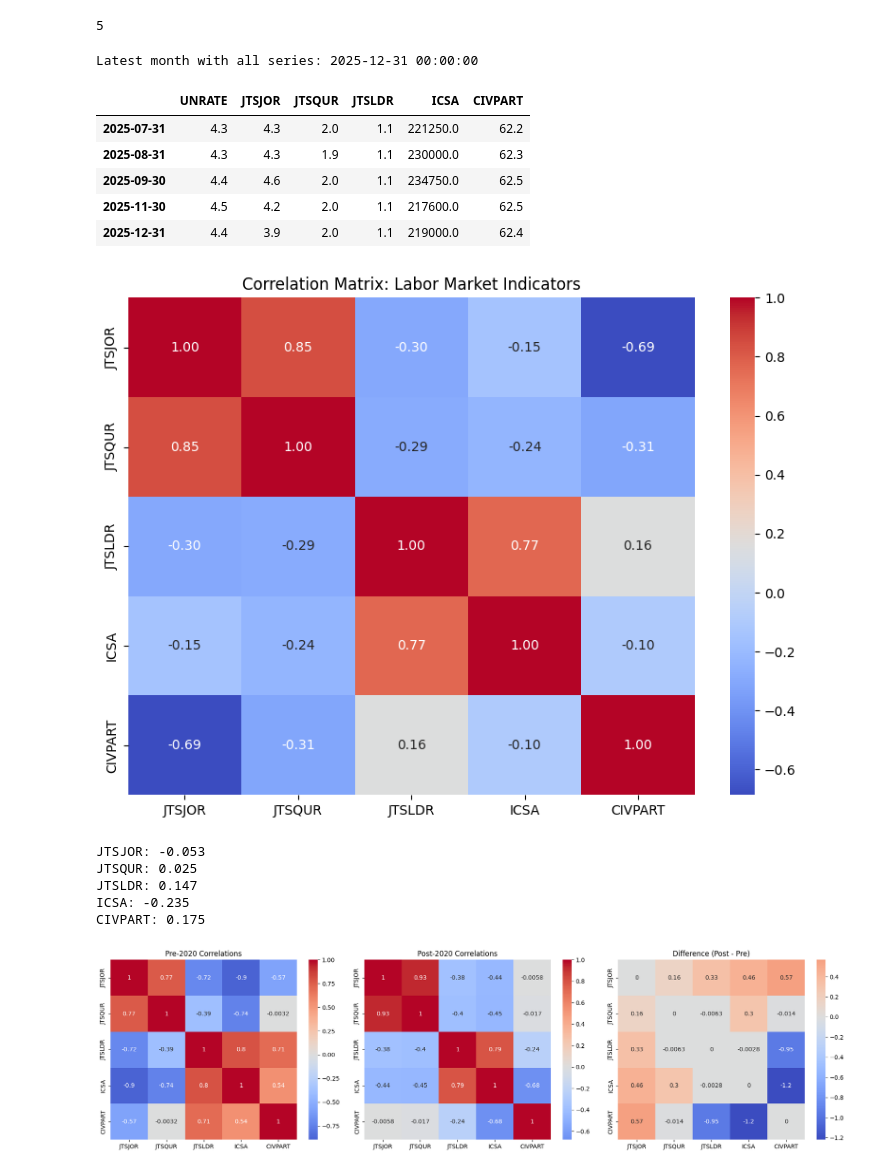
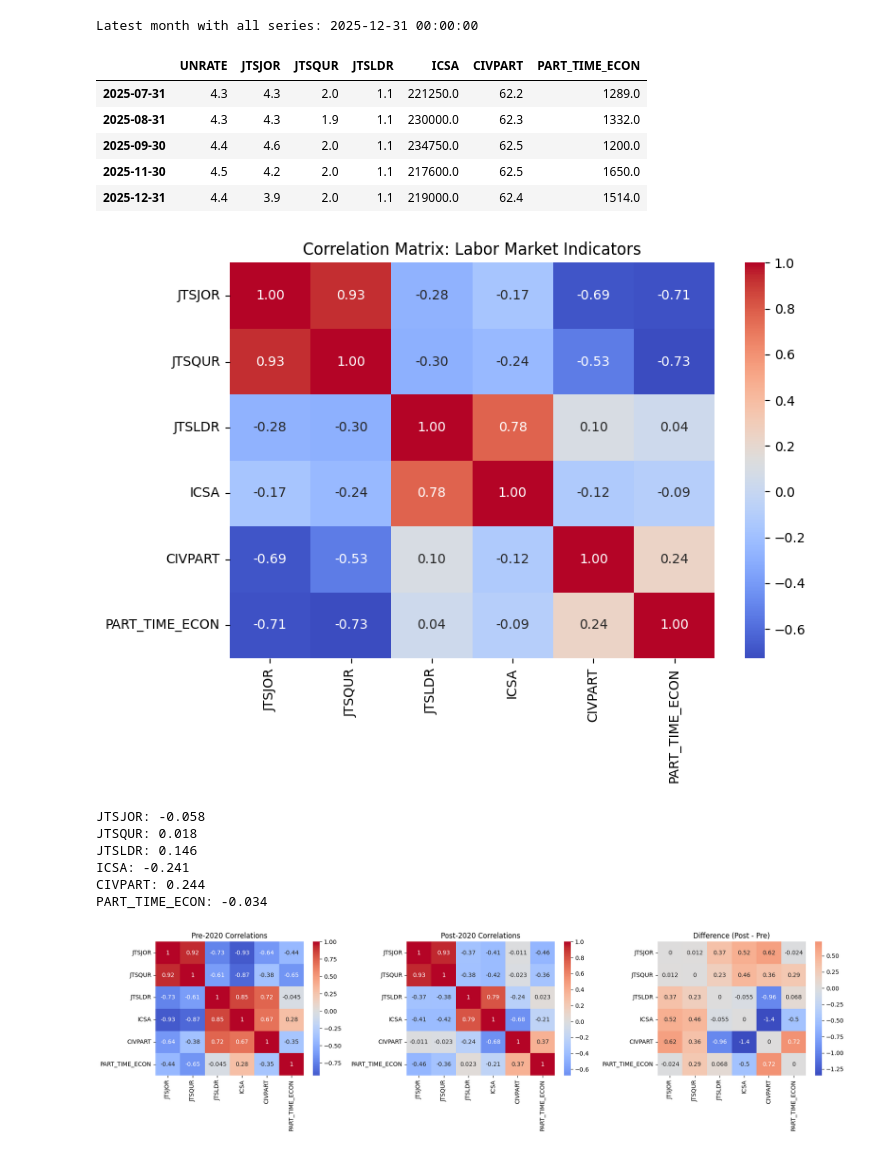
Before and after one commit to UncurledGuide/drivers_of_unemployment, a Jupyter notebook: data.ipynb, the cells around one changed output. Saved outputs shown, nothing was run; the diff lists cells and outputs as text; code cells hidden in the pictures.

```diff
--- a/data.ipynb
+++ b/data.ipynb
@@ -1,9 +1,3 @@
-# %%
-a = 2
-b = 3
-a+b
-# %% [output]
-5
 # %%
 
 
@@ -16,8 +10,13 @@ a+b
 # | Job Openings Rate         | `JTSJOR`       |
 # | Quits Rate                | `JTSQUR`       |
 # | Layoffs & Discharges Rate | `JTSLDR`       |
-# | Initial Claims (weekly)   | `ICSA`         |
+# | Initial Claims (weekly)   | `ICSA`
 # | Labor Force Participation | `CIVPART`      |
+# | Part time for econreasons |`PART_TIME_ECON`|
+
+# some private company indicators (LinkedIn)
+# google trends alt data (new jobs, work near me, etc)
+
 
 # """
 import pandas as pd
@@ -75,65 +74,69 @@ def fred_bundle(series_ids, start, end, weekly_to_monthly=None):
 # Pull your labor market data
 # -----------------------------------
 
-start = "2001-01-01"
+start = "2007-01-01"
 end   = "2026-12-31"   # safe to set ahead
 
-series_ids = ["UNRATE", "JTSJOR", "JTSQUR", "JTSLDR", "ICSA", "CIVPART"]
+series_ids = ["UNRATE", "JTSJOR", "JTSQUR", "JTSLDR", "ICSA", "CIVPART", "LNS12032196"]
 
 data = fred_bundle(series_ids, start, end, weekly_to_monthly=["ICSA"])
 
+data = data.rename(columns={
+    "LNS12032196": "PART_TIME_ECON"
+})
+
 print("Latest month with all series:", data.index.max())
 data.tail()
 # %% [output]
 Latest month with all series: 2025-12-31 00:00:00
-|  | UNRATE | JTSJOR | JTSQUR | JTSLDR | ICSA | CIVPART |
-| 2025-07-31 | 4.3 | 4.3 | 2.0 | 1.1 | 221250.0 | 62.2 |
-| 2025-08-31 | 4.3 | 4.3 | 1.9 | 1.1 | 230000.0 | 62.3 |
-| 2025-09-30 | 4.4 | 4.6 | 2.0 | 1.1 | 234750.0 | 62.5 |
-| 2025-11-30 | 4.5 | 4.2 | 2.0 | 1.1 | 217600.0 | 62.5 |
-| 2025-12-31 | 4.4 | 3.9 | 2.0 | 1.1 | 219000.0 | 62.4 |
+|  | UNRATE | JTSJOR | JTSQUR | JTSLDR | ICSA | CIVPART | PART_TIME_ECON |
+| 2025-07-31 | 4.3 | 4.3 | 2.0 | 1.1 | 221250.0 | 62.2 | 1289.0 |
+| 2025-08-31 | 4.3 | 4.3 | 1.9 | 1.1 | 230000.0 | 62.3 | 1332.0 |
+| 2025-09-30 | 4.4 | 4.6 | 2.0 | 1.1 | 234750.0 | 62.5 | 1200.0 |
+| 2025-11-30 | 4.5 | 4.2 | 2.0 | 1.1 | 217600.0 | 62.5 | 1650.0 |
+| 2025-12-31 | 4.4 | 3.9 | 2.0 | 1.1 | 219000.0 | 62.4 | 1514.0 |
 # %%
 import matplotlib.pyplot as plt
 import seaborn as sns
 
 # 3-month forward change
 data["UNRATE_3M_CHANGE"] = data["UNRATE"].shift(-3) - data["UNRATE"]
 
 data = data.dropna()
 
 indicators = data.drop(columns=["UNRATE", "UNRATE_3M_CHANGE"])
 corr_matrix = indicators.corr()
 corr_matrix
 
 
 
 plt.figure(figsize=(8,6))
 sns.heatmap(corr_matrix, annot=True, cmap="coolwarm", fmt=".2f")
 plt.title("Correlation Matrix: Labor Market Indicators")
 plt.tight_layout()
 plt.show()
 
-predictors = ["JTSJOR", "JTSQUR", "JTSLDR", "ICSA", "CIVPART"]
+predictors = ["JTSJOR", "JTSQUR", "JTSLDR", "ICSA", "CIVPART", "PART_TIME_ECON"]
 
 for var in predictors:
     corr = data[var].corr(data["UNRATE_3M_CHANGE"])
     print(f"{var}: {corr:.3f}")
 
 pre = data.loc[:'2019-12-31']
 post = data.loc['2020-01-01':]
 # %% [output]
-[figure, old version]
+[figure, new version]
-JTSJOR: -0.053
-JTSQUR: 0.025
-JTSLDR: 0.147
-ICSA: -0.235
-CIVPART: 0.175
+JTSJOR: -0.058
+JTSQUR: 0.018
+JTSLDR: 0.146
+ICSA: -0.241
+CIVPART: 0.244
+PART_TIME_ECON: -0.034
 # %%
-pre = data.loc[:'2019-12-31']
-post = data.loc['2020-01-01':]
+
 
 # Use indicators only (exclude unemployment change)
-cols = ["JTSJOR", "JTSQUR", "JTSLDR", "ICSA", "CIVPART"]
+cols = ["JTSJOR", "JTSQUR", "JTSLDR", "ICSA", "CIVPART", "PART_TIME_ECON"]
 
 pre_corr = pre[cols].corr()
 post_corr = post[cols].corr()
@@ -157,4 +160,4 @@ axes[2].set_title("Difference (Post - Pre)")
 plt.tight_layout()
 plt.show()
 # %% [output]
-[figure, old version]
+[figure, new version]
```
Also changed, not shown: parts of 6 cells of this notebook.
